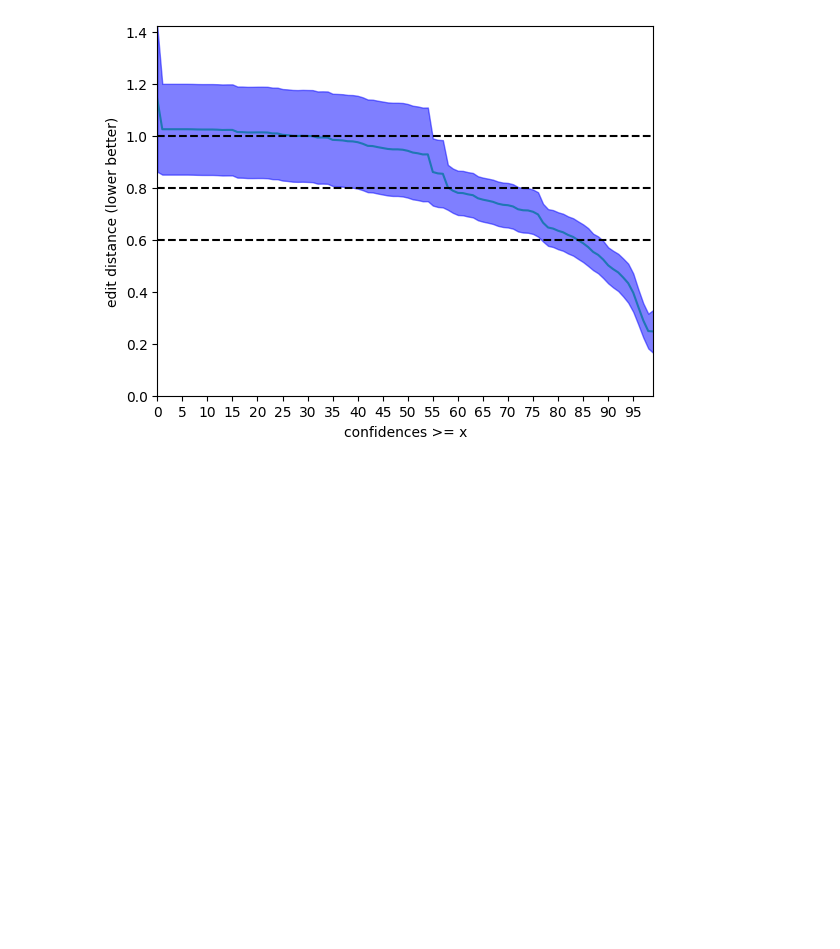
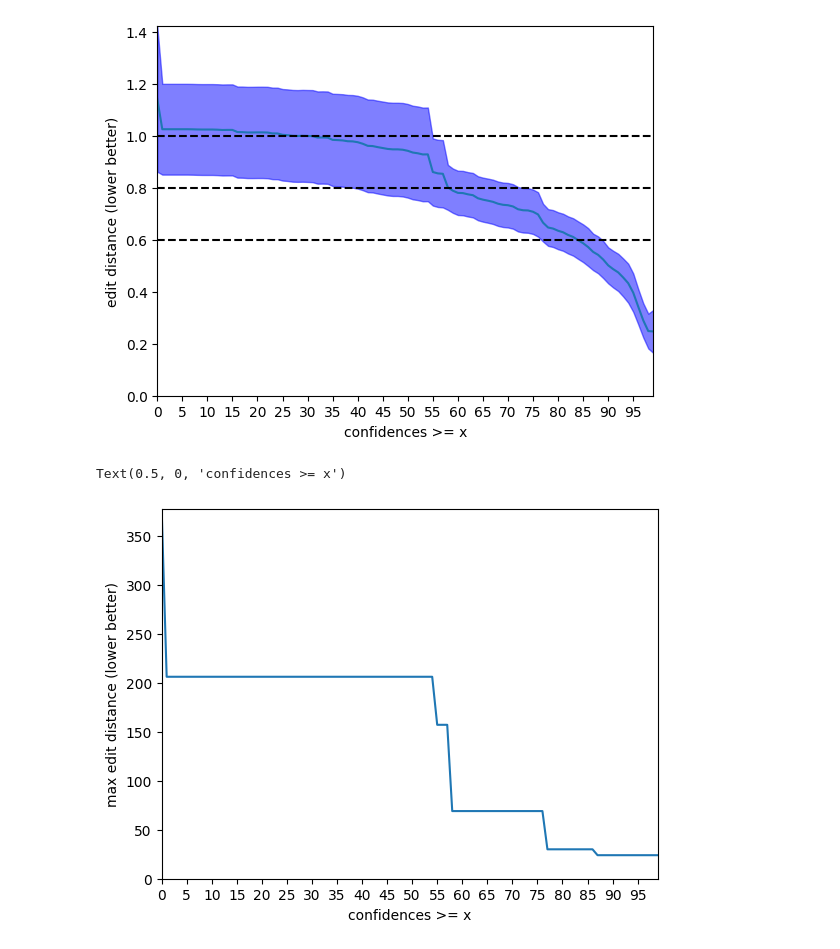
Before and after one commit to LAION-AI/OCR-ensemble, a Jupyter notebook: notebooks/label_studio/Paddle confidence evaluation pragmatic.ipynb, the cells around one changed output. Cells and saved outputs as stored; diff of their text form; code cells hidden in the pictures; blank space fills up the shorter version.

```diff
--- a/notebooks/label_studio/Paddle confidence evaluation pragmatic.ipynb
+++ b/notebooks/label_studio/Paddle confidence evaluation pragmatic.ipynb
@@ -44,14 +44,17 @@ levs = np.asarray([lev(gt, pred) for gt, pred in zip(labels, preds)])
 means = []
 stds = []
 cnts = []
+maxs = []
 for x in geq_x:
     means += [np.mean(levs[confidences >= x])]
     stds += [np.std(levs[confidences >= x])]
     cnts += [np.sum(confidences >= x)]
+    maxs += [np.max(levs[confidences >= x])]
 
 means = np.asarray(means)
 stds = np.asarray(stds)
 cnts = np.asarray(cnts)
+maxs = np.asarray(maxs)
 # %%
 def gaussian_confidence_plot(means, stds, cnts, geq_x):
     upper = means + 1.96*stds/np.sqrt(cnts)
@@ -65,6 +68,16 @@ def gaussian_confidence_plot(means, stds, cnts, geq_x):
     plt.xticks(np.arange(0, len(geq_x), 5),  ['%.0f'%(100*b) for b in geq_x[::5]])
     plt.xlim(0, len(geq_x)-1)
     plt.ylim(0, upper.max())
+# %%
+def max_plot(maxs, geq_x):
+    x = np.arange(len(means))
+    plt.plot(x, maxs)
+    #plt.plot(x, [1]*len(x), 'k--')
+    #plt.plot(x, [0.8]*len(x), 'k--')
+    #plt.plot(x, [0.6]*len(x), 'k--')
+    plt.xticks(np.arange(0, len(geq_x), 5),  ['%.0f'%(100*b) for b in geq_x[::5]])
+    plt.xlim(0, len(geq_x)-1)
+    plt.ylim(0, maxs.max())
 # %%
 gaussian_confidence_plot(means, stds, cnts, geq_x)
 plt.ylabel('edit distance (lower better)')
@@ -72,3 +85,10 @@ plt.xlabel('confidences >= x')
 # %% [output]
 Text(0.5, 0, 'confidences >= x')
 [figure]
+# %%
+max_plot(maxs, geq_x)
+plt.ylabel('max edit distance (lower better)')
+plt.xlabel('confidences >= x')
+# %% [output]
+Text(0.5, 0, 'confidences >= x')
+[figure, added]
```
Also changed, not shown: parts of 7 cells of this notebook, 1 other file.
